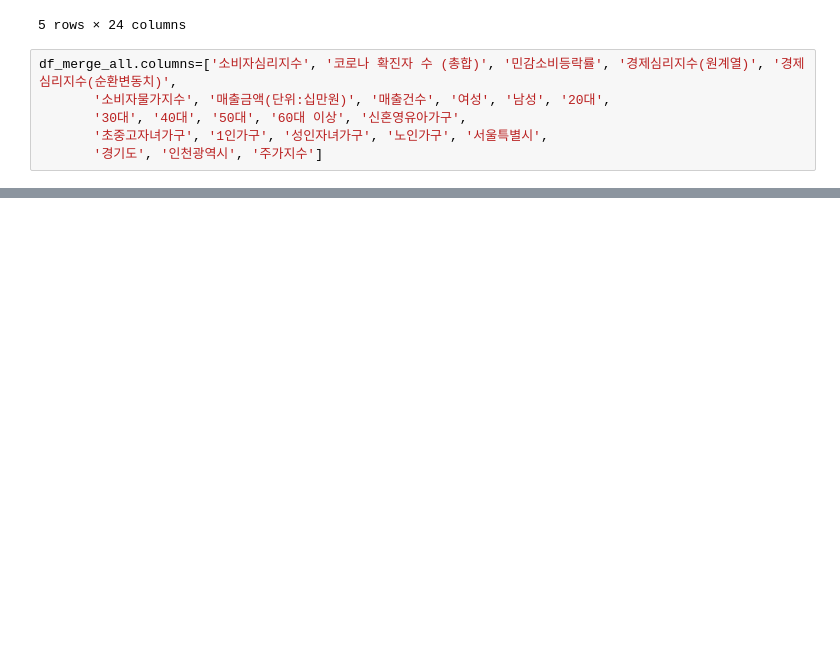
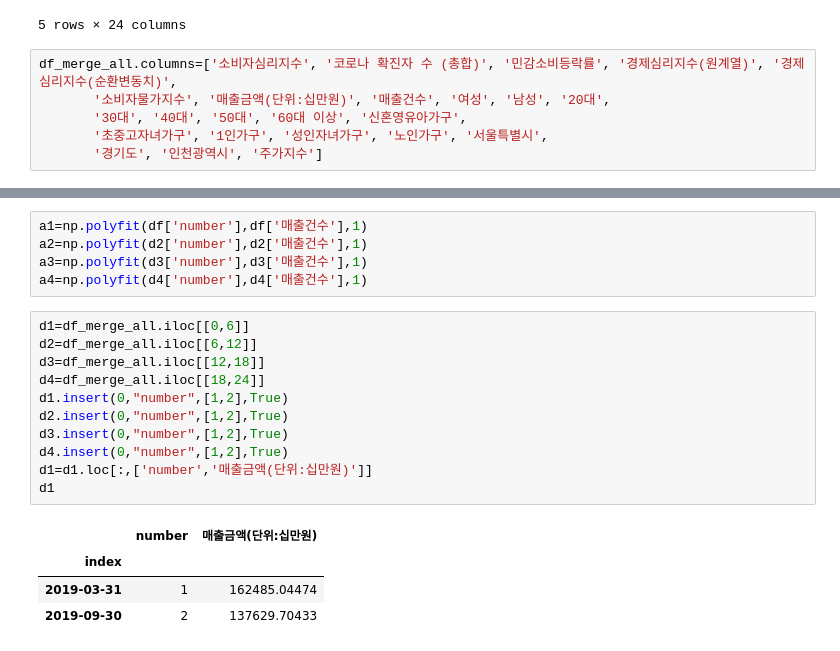
Before and after one commit to rootofdata/Financial-Security-Institute-NH, a Jupyter notebook: 회귀값 난수할당.ipynb, the cells around one changed output, grey strips where cells are left out. Saved outputs shown, nothing was run; the diff lists cells and outputs as text; blank space fills up the shorter version.

```diff
--- a/회귀값 난수할당.ipynb
+++ b/회귀값 난수할당.ipynb
@@ -687,0 +693,21 @@ Index(['소비자심리지수', '코로나 확진자 수 (총합)', '민감소
+# %%
+a1=np.polyfit(df['number'],df['매출건수'],1)
+a2=np.polyfit(d2['number'],d2['매출건수'],1)
+a3=np.polyfit(d3['number'],d3['매출건수'],1)
+a4=np.polyfit(d4['number'],d4['매출건수'],1)
+# %%
+d1=df_merge_all.iloc[[0,6]]
+d2=df_merge_all.iloc[[6,12]]
+d3=df_merge_all.iloc[[12,18]]
+d4=df_merge_all.iloc[[18,24]]
+d1.insert(0,"number",[1,2],True)
+d2.insert(0,"number",[1,2],True)
+d3.insert(0,"number",[1,2],True)
+d4.insert(0,"number",[1,2],True)
+d1=d1.loc[:,['number','매출금액(단위:십만원)']]
+d1
+# %% [output]
+|  | number | 매출금액(단위:십만원) |
+| index |  |  |
+| 2019-03-31 | 1 | 162485.04474 |
+| 2019-09-30 | 2 | 137629.70433 |
```
Also changed, not shown: parts of 27 cells of this notebook.
